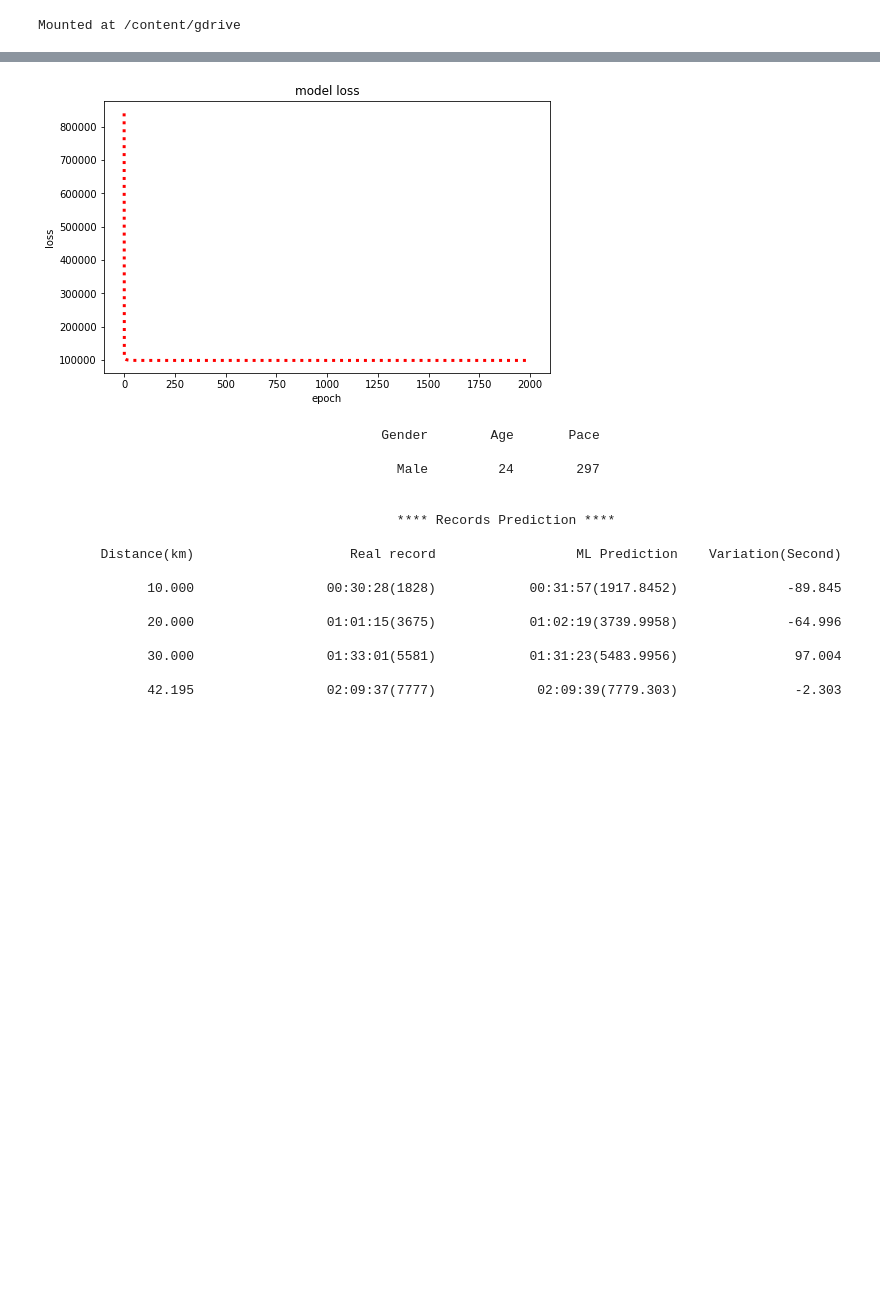
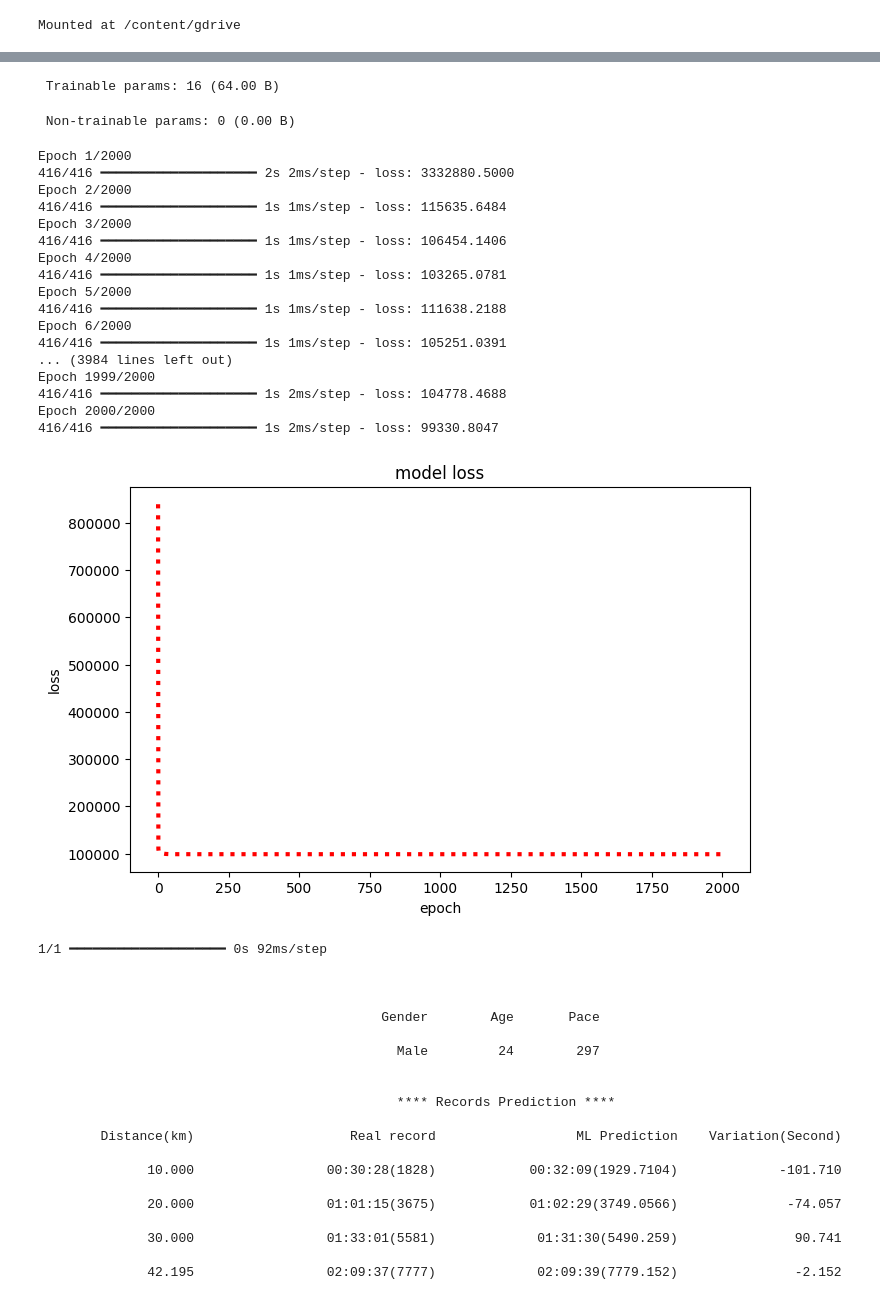
Before and after one commit to jhsongok/MLDL, a Jupyter notebook: ML/3.Multivalue Linear Regression2.ipynb, the cells around one changed output, grey strips where cells are left out. Drawn from its saved outputs; the diff is of its cells as text; code cells hidden in the pictures; blank space fills up the shorter version.

```diff
--- a/ML/3.Multivalue Linear Regression2.ipynb
+++ b/ML/3.Multivalue Linear Regression2.ipynb
@@ -75,9 +75,10 @@ y_test = [r[3:7] for r in record_2017]
 
 # 모델 구성하기
 model =  tf.keras.models.Sequential()
-model.add(tf.keras.layers.Dense(4, input_shape=(3,)))  # input은 3개, output 은 4개
+model.add(tf.keras.layers.Input(shape=(3,)))  # Input 레이어 추가
+model.add(tf.keras.layers.Dense(4))           # output 은 4개
 # 모델 학습과정 설정하기
-sgd = tf.keras.optimizers.SGD(lr=t_r)
+sgd = tf.keras.optimizers.SGD(learning_rate=t_r)
 model.compile(loss='mse', optimizer=sgd)
 
 # 모델 구성 확인하기
@@ -129,20 +120,43 @@ Epoch 2000/2000
+ Trainable params: 16 (64.00 B)
+ Non-trainable params: 0 (0.00 B)
+Epoch 1/2000
+416/416 ━━━━━━━━━━━━━━━━━━━━ 2s 2ms/step - loss: 3332880.5000
+Epoch 2/2000
+416/416 ━━━━━━━━━━━━━━━━━━━━ 1s 1ms/step - loss: 115635.6484
+Epoch 3/2000
+416/416 ━━━━━━━━━━━━━━━━━━━━ 1s 1ms/step - loss: 106454.1406
+Epoch 4/2000
+416/416 ━━━━━━━━━━━━━━━━━━━━ 1s 1ms/step - loss: 103265.0781
+Epoch 5/2000
+416/416 ━━━━━━━━━━━━━━━━━━━━ 1s 1ms/step - loss: 111638.2188
+Epoch 6/2000
+416/416 ━━━━━━━━━━━━━━━━━━━━ 1s 1ms/step - loss: 105251.0391
+... (3984 lines left out)
+Epoch 1999/2000
+416/416 ━━━━━━━━━━━━━━━━━━━━ 1s 2ms/step - loss: 104778.4688
+Epoch 2000/2000
+416/416 ━━━━━━━━━━━━━━━━━━━━ 1s 2ms/step - loss: 99330.8047
-[figure, old version]
+[figure, new version]
-                                            Gender        Age       Pace
-
-                                              Male         24        297
-
-
-                                              **** Records Prediction ****
-
-        Distance(km)                    Real record                  ML Prediction    Variation(Second)
-
-              10.000                 00:30:28(1828)            00:31:57(1917.8452)              -89.845
-
-              20.000                 01:01:15(3675)            01:02:19(3739.9958)              -64.996
-
-              30.000                 01:33:01(5581)            01:31:23(5483.9956)               97.004
-
-              42.195                 02:09:37(7777)             02:09:39(7779.303)               -2.303
+1/1 ━━━━━━━━━━━━━━━━━━━━ 0s 92ms/step
+
+
+
+                                            Gender        Age       Pace
+
+                                              Male         24        297
+
+
+                                              **** Records Prediction ****
+
+        Distance(km)                    Real record                  ML Prediction    Variation(Second)
+
+              10.000                 00:30:28(1828)            00:32:09(1929.7104)             -101.710
+
+              20.000                 01:01:15(3675)            01:02:29(3749.0566)              -74.057
+
+              30.000                 01:33:01(5581)             01:31:30(5490.259)               90.741
+
+              42.195                 02:09:37(7777)             02:09:39(7779.152)               -2.152
 # %%
 t_s = 300  # 등수
 
```
Also changed, not shown: parts of 2 cells of this notebook, 4 other files.
